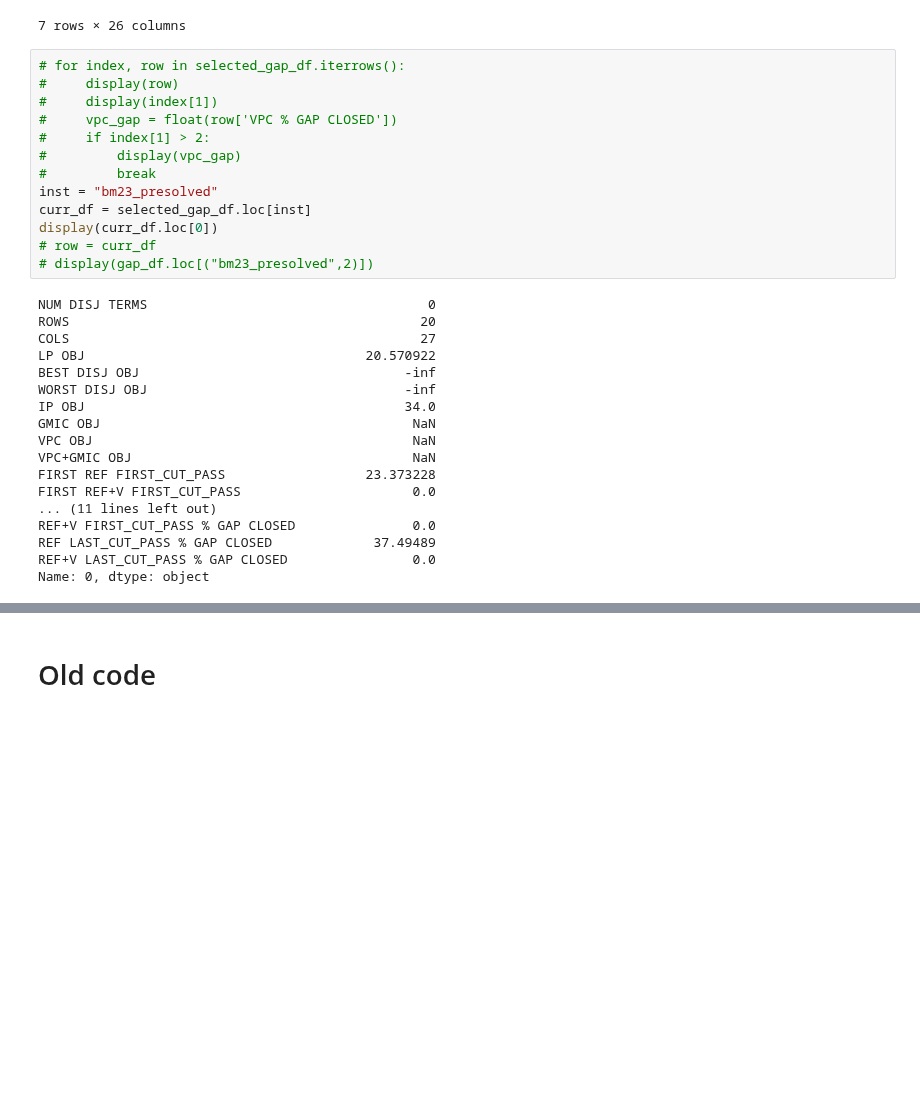
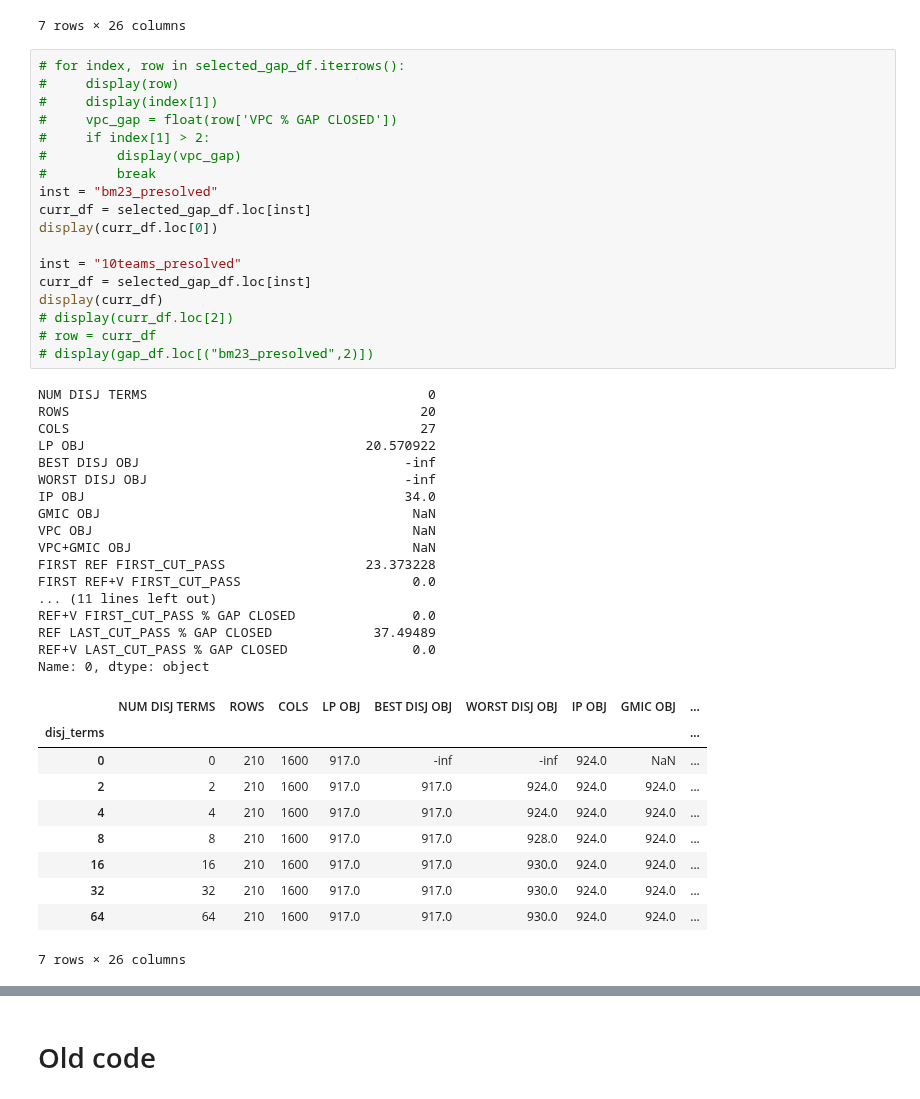
Before and after one commit to akazachk/vpc, a Jupyter notebook: plots/plots.ipynb, the cells around one changed output, grey strips where cells are left out. Drawn from its saved outputs; the diff is of its cells as text; blank space fills up the shorter version.

```diff
--- a/plots/plots.ipynb
+++ b/plots/plots.ipynb
@@ -500,33 +500,48 @@ display(selected_gap_df.loc['bm23_presolved'])
 # for index, row in selected_gap_df.iterrows():
 #     display(row)
 #     display(index[1])
 #     vpc_gap = float(row['VPC % GAP CLOSED'])
 #     if index[1] > 2:
 #         display(vpc_gap)
 #         break
 inst = "bm23_presolved"
 curr_df = selected_gap_df.loc[inst]
 display(curr_df.loc[0])
+
+inst = "10teams_presolved"
+curr_df = selected_gap_df.loc[inst]
+display(curr_df)
+# display(curr_df.loc[2])
 # row = curr_df
 # display(gap_df.loc[("bm23_presolved",2)])
 # %% [output]
 NUM DISJ TERMS                                    0
 ROWS                                             20
 COLS                                             27
 LP OBJ                                    20.570922
 BEST DISJ OBJ                                  -inf
 WORST DISJ OBJ                                 -inf
 IP OBJ                                         34.0
 GMIC OBJ                                        NaN
 VPC OBJ                                         NaN
 VPC+GMIC OBJ                                    NaN
 FIRST REF FIRST_CUT_PASS                  23.373228
 FIRST REF+V FIRST_CUT_PASS                      0.0
 ... (11 lines left out)
 REF+V FIRST_CUT_PASS % GAP CLOSED               0.0
 REF LAST_CUT_PASS % GAP CLOSED             37.49489
 REF+V LAST_CUT_PASS % GAP CLOSED                0.0
 Name: 0, dtype: object
+|  | NUM DISJ TERMS | ROWS | COLS | LP OBJ | BEST DISJ OBJ | WORST DISJ OBJ | IP OBJ | GMIC OBJ | ... |
+| disj_terms |  |  |  |  |  |  |  |  | ... |
+| 0 | 0 | 210 | 1600 | 917.0 | -inf | -inf | 924.0 | NaN | ... |
+| 2 | 2 | 210 | 1600 | 917.0 | 917.0 | 924.0 | 924.0 | 924.0 | ... |
+| 4 | 4 | 210 | 1600 | 917.0 | 917.0 | 924.0 | 924.0 | 924.0 | ... |
+| 8 | 8 | 210 | 1600 | 917.0 | 917.0 | 928.0 | 924.0 | 924.0 | ... |
+| 16 | 16 | 210 | 1600 | 917.0 | 917.0 | 930.0 | 924.0 | 924.0 | ... |
+| 32 | 32 | 210 | 1600 | 917.0 | 917.0 | 930.0 | 924.0 | 924.0 | ... |
+| 64 | 64 | 210 | 1600 | 917.0 | 917.0 | 930.0 | 924.0 | 924.0 | ... |
+7 rows × 26 columns
 # %%
 ## Create best df = for each instance, what the best gap closed is (and how that was obtained)
 best_df = pd.DataFrame(
```
Also changed, not shown: parts of 3 cells of this notebook.
